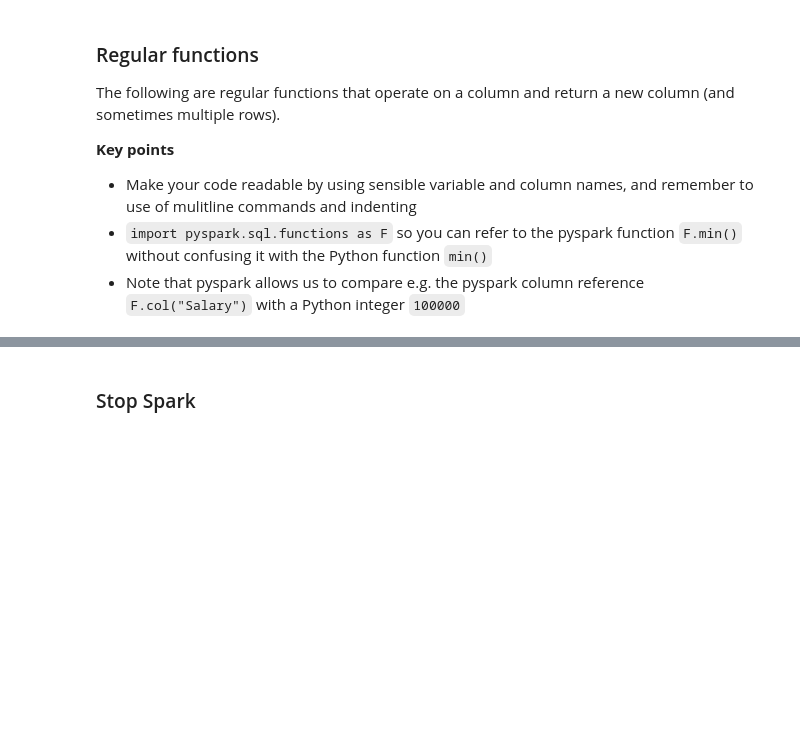
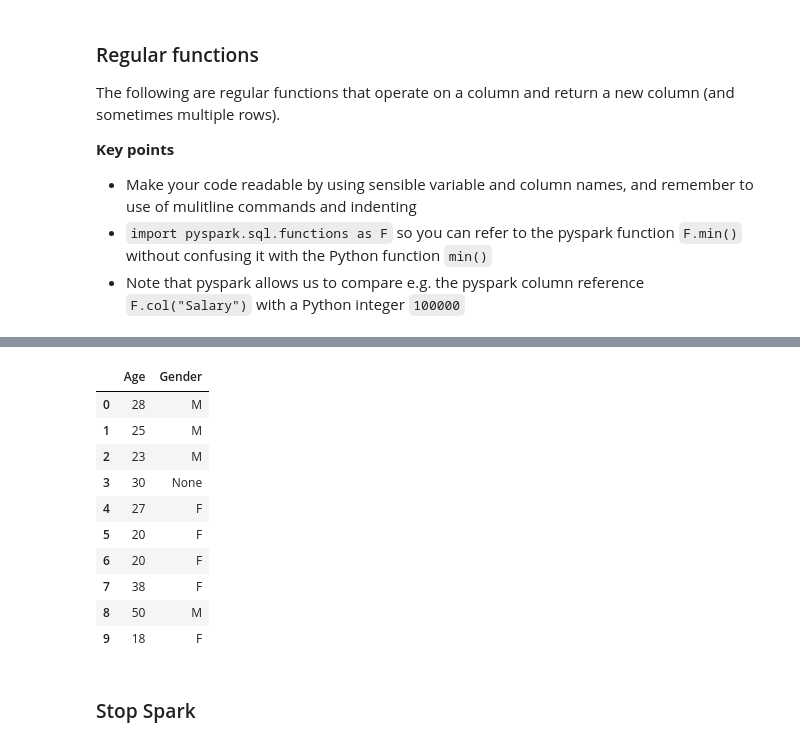
Before and after one commit to shrestha-rujal/data-420-spark, a Jupyter notebook: Dataframe API/DataFrame API Example 4 (Regular functions) (1).ipynb, the cells around one changed output, grey strips where cells are left out. Drawn from its saved outputs; the diff is of its cells as text; code cells hidden in the pictures; blank space fills up the shorter version.

```diff
--- a/Dataframe API/DataFrame API Example 4 (Regular functions) (1).ipynb
+++ b/Dataframe API/DataFrame API Example 4 (Regular functions) (1).ipynb
@@ -350,3 +542,22 @@ show_as_html(temp)
+# %%
+output = temp.select(
+    F.col("Demographics.Age"),
+    F.col("Demographics.Gender")
+)
+
+show_as_html(output)
+# %% [output]
+|  | Age | Gender |
+| 0 | 28 | M |
+| 1 | 25 | M |
+| 2 | 23 | M |
+| 3 | 30 | None |
+| 4 | 27 | F |
+| 5 | 20 | F |
+| 6 | 20 | F |
+| 7 | 38 | F |
+| 8 | 50 | M |
+| 9 | 18 | F |
 # %% [markdown]
 ### Stop Spark ###
 # %%
```
Also changed, not shown: parts of 11 cells of this notebook, 18 other files.
